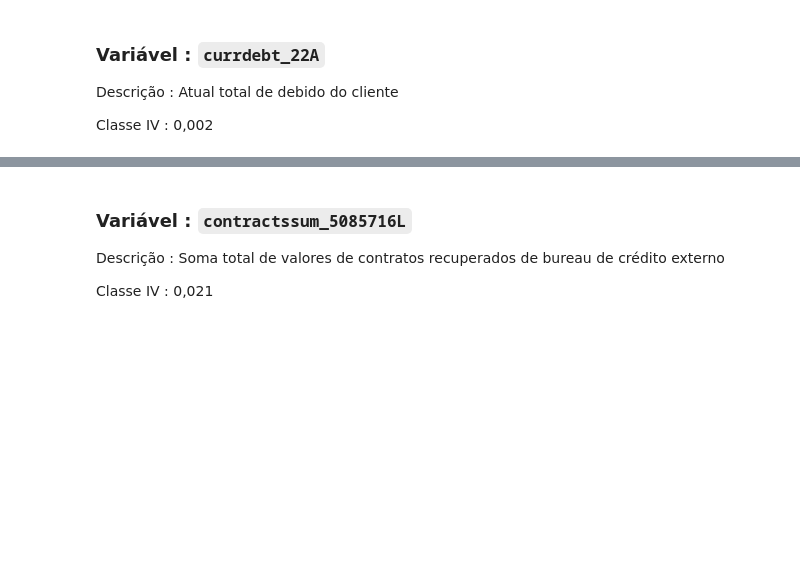
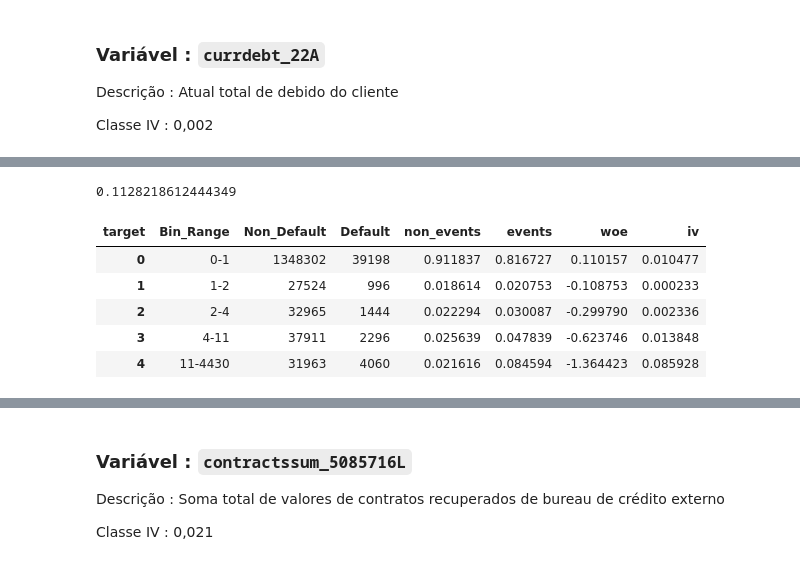
Before and after one commit to viriatonova/credit_risk_model, a Jupyter notebook: feature_eng.ipynb, the cells around one changed output, grey strips where cells are left out. Saved outputs shown, nothing was run; the diff lists cells and outputs as text; code cells hidden in the pictures; blank space fills up the shorter version.

```diff
--- a/feature_eng.ipynb
+++ b/feature_eng.ipynb
@@ -142,11 +130,19 @@ Classe IV : 0,12
 # %%
 cls = 'maxdpdlast12m_727P'
 # df_class_max_dpd_year = create_pivot_table(df_base_info, df_static_0_0, cls, )
-df_class_max_dpd_year = create_iv_pivot_table_with_binning(df_base_info, df_static_0_0, cls, num_bins=2000)
+df_class_max_dpd_year = create_iv_pivot_table_with_binning(df_base_info, df_static_0_0, cls, num_bins=40)
 
 print(df_class_max_dpd_year["iv"].sum())
 
 df_class_max_dpd_year
+# %% [output]
+0.1128218612444349
+| target | Bin_Range | Non_Default | Default | non_events | events | woe | iv |
+| 0 | 0-1 | 1348302 | 39198 | 0.911837 | 0.816727 | 0.110157 | 0.010477 |
+| 1 | 1-2 | 27524 | 996 | 0.018614 | 0.020753 | -0.108753 | 0.000233 |
+| 2 | 2-4 | 32965 | 1444 | 0.022294 | 0.030087 | -0.299790 | 0.002336 |
+| 3 | 4-11 | 37911 | 2296 | 0.025639 | 0.047839 | -0.623746 | 0.013848 |
+| 4 | 11-4430 | 31963 | 4060 | 0.021616 | 0.084594 | -1.364423 | 0.085928 |
 # %%
 # Data Vizualization
 plot_woe_iv(df_class_max_dpd_year, cls, rotation_X=90)
```
Also changed, not shown: parts of 11 cells of this notebook, 3 other files.
